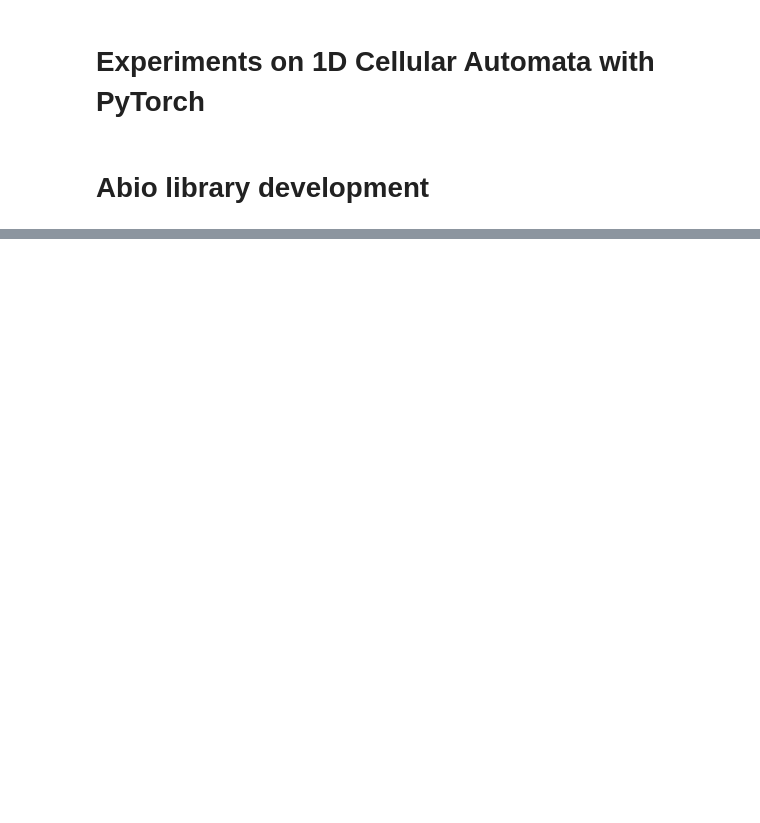
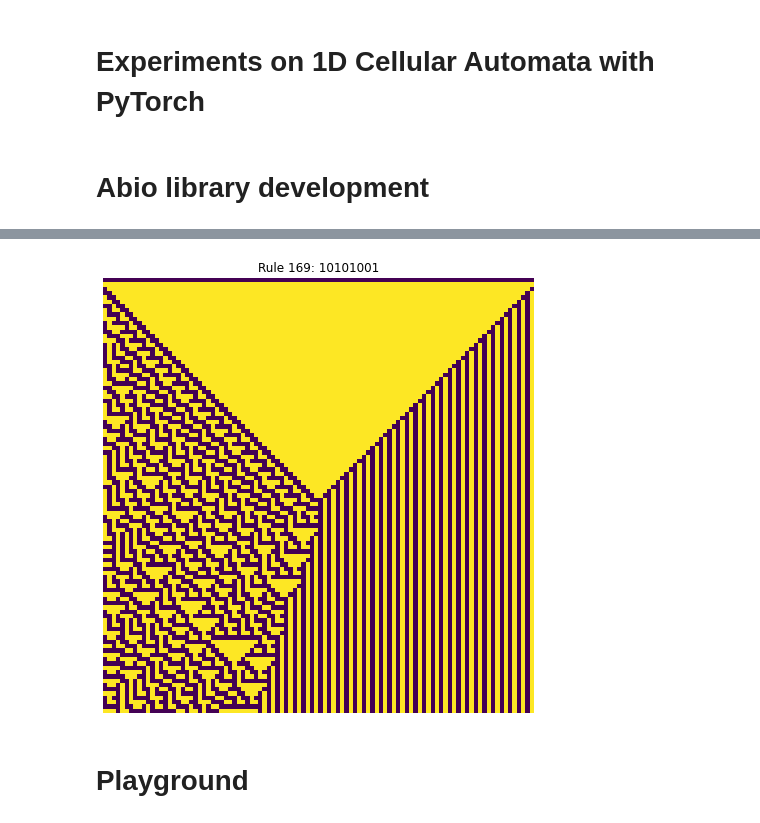
Before and after one commit to TheoLvs/abio, a Jupyter notebook: notebooks/20201002 - Experiments on 1D cellular automata with Pytorch.ipynb, the cells around one changed output, grey strips where cells are left out. Saved outputs shown, nothing was run; the diff lists cells and outputs as text; code cells hidden in the pictures; blank space fills up the shorter version.

```diff
--- a/notebooks/20201002 - Experiments on 1D cellular automata with Pytorch.ipynb
+++ b/notebooks/20201002 - Experiments on 1D cellular automata with Pytorch.ipynb
@@ -29,0 +88,6 @@ x = ca.run_random(size = 100,p_init = 0.02,return_fig = True)
+# %%
+x = ca.run_random(size = 100,p_init = 0.02,return_fig = True)
+# %% [output]
+[figure, added]
+# %% [markdown]
+# Playground
```
Also changed, not shown: parts of 10 cells of this notebook, 3 other files.
